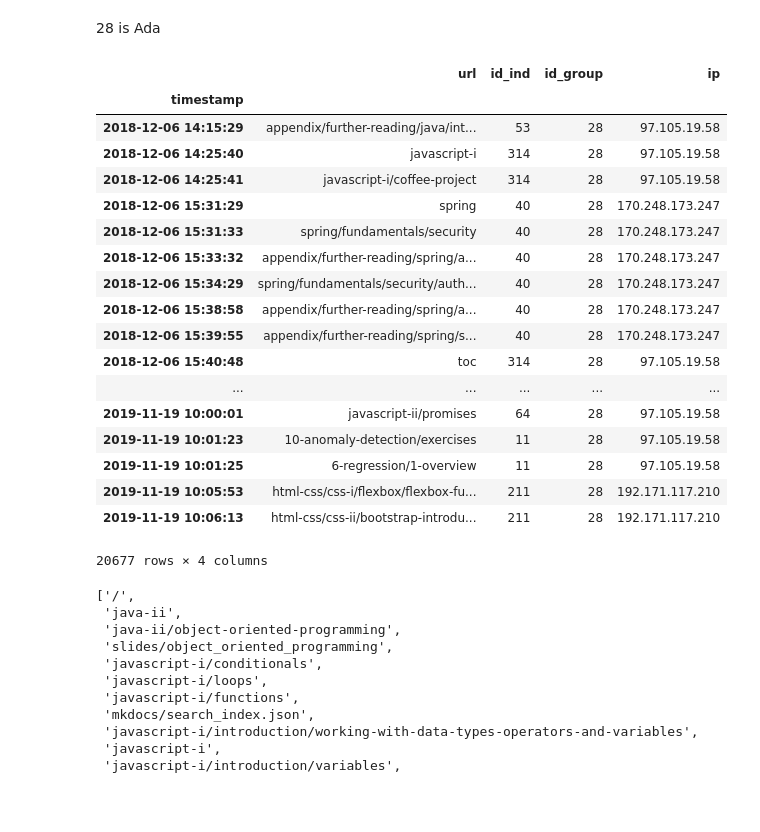
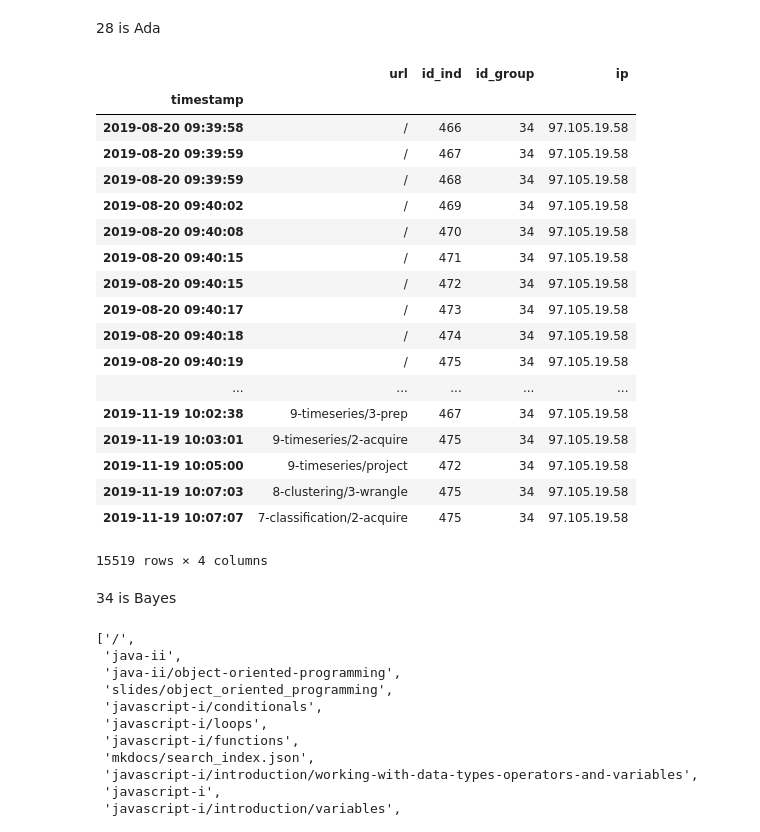
Before and after one commit to crisgiovanoni/ds-methodologies-exercises, a Jupyter notebook: anomaly_detection/time_series_anomaly_detection.ipynb, the cells around one changed output. Drawn from its saved outputs; the diff is of its cells as text; code cells hidden in the pictures; blank space fills up the shorter version.

```diff
--- a/anomaly_detection/time_series_anomaly_detection.ipynb
+++ b/anomaly_detection/time_series_anomaly_detection.ipynb
@@ -117,27 +139,29 @@ df[df.url == "Clustering_KMeans_1"]
 # %% [markdown]
 28 is Ada
 # %%
-df[df.id_group==28]
+df[df.id_group == 34]
 # %% [output]
 |  | url | id_ind | id_group | ip |
 | timestamp |  |  |  |  |
-| 2018-12-06 14:15:29 | appendix/further-reading/java/int... | 53 | 28 | 97.105.19.58 |
-| 2018-12-06 14:25:40 | javascript-i | 314 | 28 | 97.105.19.58 |
-| 2018-12-06 14:25:41 | javascript-i/coffee-project | 314 | 28 | 97.105.19.58 |
-| 2018-12-06 15:31:29 | spring | 40 | 28 | 170.248.173.247 |
-| 2018-12-06 15:31:33 | spring/fundamentals/security | 40 | 28 | 170.248.173.247 |
-| 2018-12-06 15:33:32 | appendix/further-reading/spring/a... | 40 | 28 | 170.248.173.247 |
-| 2018-12-06 15:34:29 | spring/fundamentals/security/auth... | 40 | 28 | 170.248.173.247 |
-| 2018-12-06 15:38:58 | appendix/further-reading/spring/a... | 40 | 28 | 170.248.173.247 |
-| 2018-12-06 15:39:55 | appendix/further-reading/spring/s... | 40 | 28 | 170.248.173.247 |
-| 2018-12-06 15:40:48 | toc | 314 | 28 | 97.105.19.58 |
+| 2019-08-20 09:39:58 | / | 466 | 34 | 97.105.19.58 |
+| 2019-08-20 09:39:59 | / | 467 | 34 | 97.105.19.58 |
+| 2019-08-20 09:39:59 | / | 468 | 34 | 97.105.19.58 |
+| 2019-08-20 09:40:02 | / | 469 | 34 | 97.105.19.58 |
+| 2019-08-20 09:40:08 | / | 470 | 34 | 97.105.19.58 |
+| 2019-08-20 09:40:15 | / | 471 | 34 | 97.105.19.58 |
+| 2019-08-20 09:40:15 | / | 472 | 34 | 97.105.19.58 |
+| 2019-08-20 09:40:17 | / | 473 | 34 | 97.105.19.58 |
+| 2019-08-20 09:40:18 | / | 474 | 34 | 97.105.19.58 |
+| 2019-08-20 09:40:19 | / | 475 | 34 | 97.105.19.58 |
 | ... | ... | ... | ... | ... |
-| 2019-11-19 10:00:01 | javascript-ii/promises | 64 | 28 | 97.105.19.58 |
-| 2019-11-19 10:01:23 | 10-anomaly-detection/exercises | 11 | 28 | 97.105.19.58 |
-| 2019-11-19 10:01:25 | 6-regression/1-overview | 11 | 28 | 97.105.19.58 |
-| 2019-11-19 10:05:53 | html-css/css-i/flexbox/flexbox-fu... | 211 | 28 | 192.171.117.210 |
-| 2019-11-19 10:06:13 | html-css/css-ii/bootstrap-introdu... | 211 | 28 | 192.171.117.210 |
+| 2019-11-19 10:02:38 | 9-timeseries/3-prep | 467 | 34 | 97.105.19.58 |
+| 2019-11-19 10:03:01 | 9-timeseries/2-acquire | 475 | 34 | 97.105.19.58 |
+| 2019-11-19 10:05:00 | 9-timeseries/project | 472 | 34 | 97.105.19.58 |
+| 2019-11-19 10:07:03 | 8-clustering/3-wrangle | 475 | 34 | 97.105.19.58 |
+| 2019-11-19 10:07:07 | 7-classification/2-acquire | 475 | 34 | 97.105.19.58 |
-20677 rows × 4 columns
+15519 rows × 4 columns
+# %% [markdown]
+34 is Bayes
 # %%
 list(df.url.unique())
 # %% [output]
```
Also changed, not shown: parts of 1 cell of this notebook.
